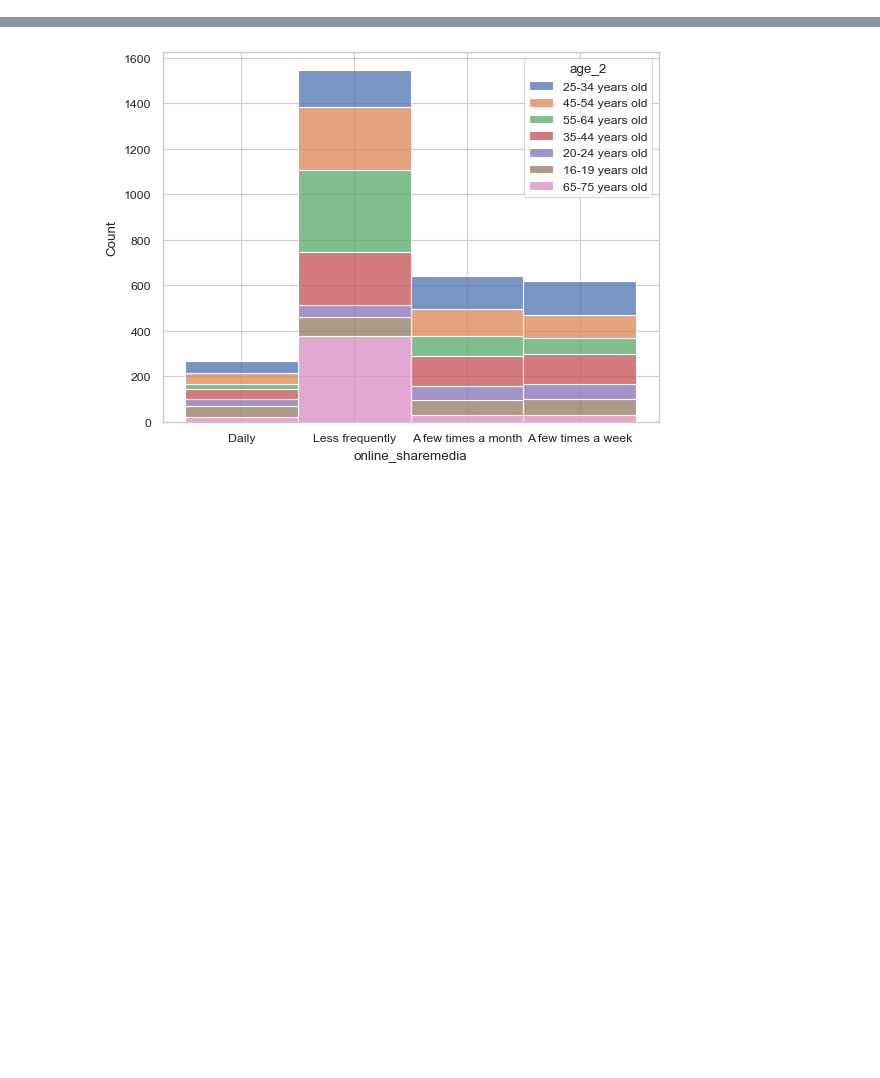
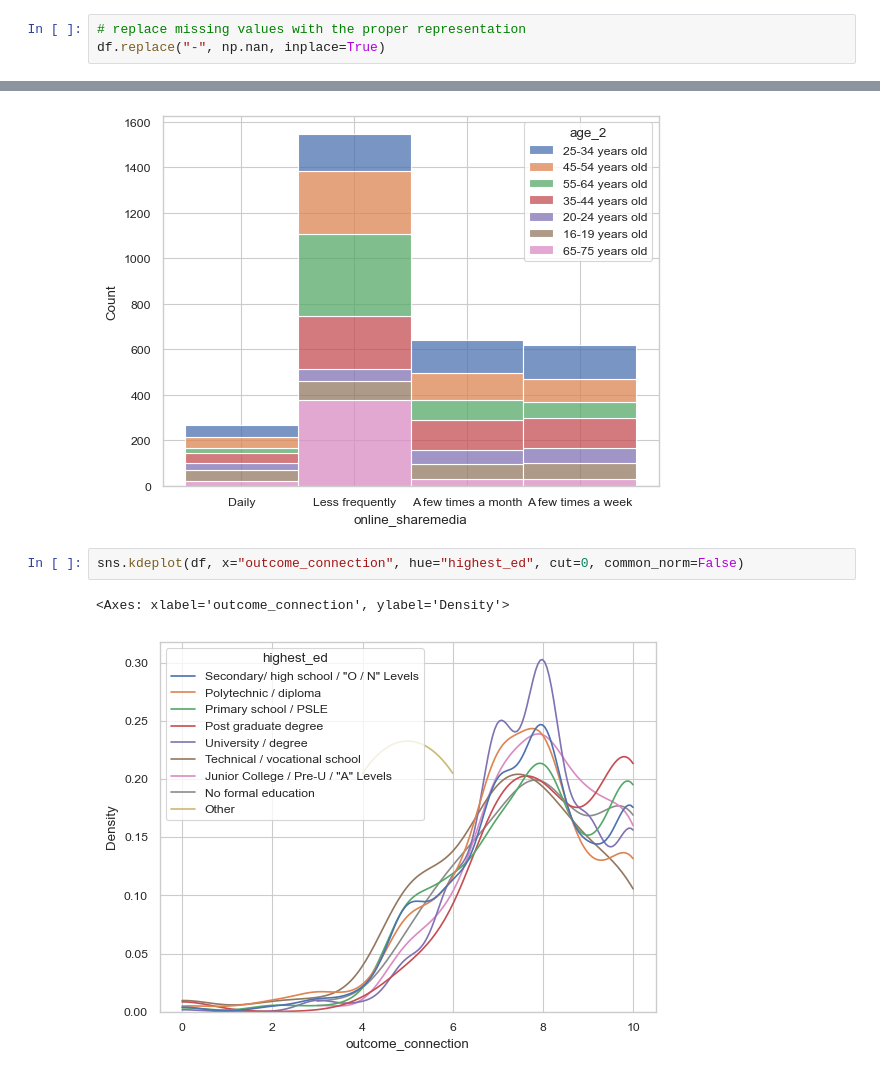
Before and after one commit to lesterlxy/JDE_interim, a Jupyter notebook: socialvalues.ipynb, the cells around one changed output, grey strips where cells are left out. Cells and saved outputs as stored; diff of their text form; blank space fills up the shorter version.

Commit message:
clean data add visualizations

```diff
--- a/socialvalues.ipynb
+++ b/socialvalues.ipynb
@@ -121,6 +121,9 @@ for c in support_columns:
     df[c] = df[c].str.replace("10 - A lot", "10")
     df[c] = df[c].str.replace("0 - Not at all", "0")
     df[c] = df[c].astype(int)
+# %%
+# replace missing values with the proper representation
+df.replace("-", np.nan, inplace=True)
 # %%
 sns.kdeplot(df, x="outcome_future", hue="dwelling", cut=0, common_norm=False)
 # %% [output]
@@ -217,3 +220,8 @@ sns.histplot(df, x="online_sharemedia", hue="age_2", multiple="stack")
 # %% [output]
 <Axes: xlabel='online_sharemedia', ylabel='Count'>
 [figure]
+# %%
+sns.kdeplot(df, x="outcome_connection", hue="highest_ed", cut=0, common_norm=False)
+# %% [output]
+<Axes: xlabel='outcome_connection', ylabel='Density'>
+[figure, added]
```
Also changed, not shown: parts of 1 cell of this notebook.
